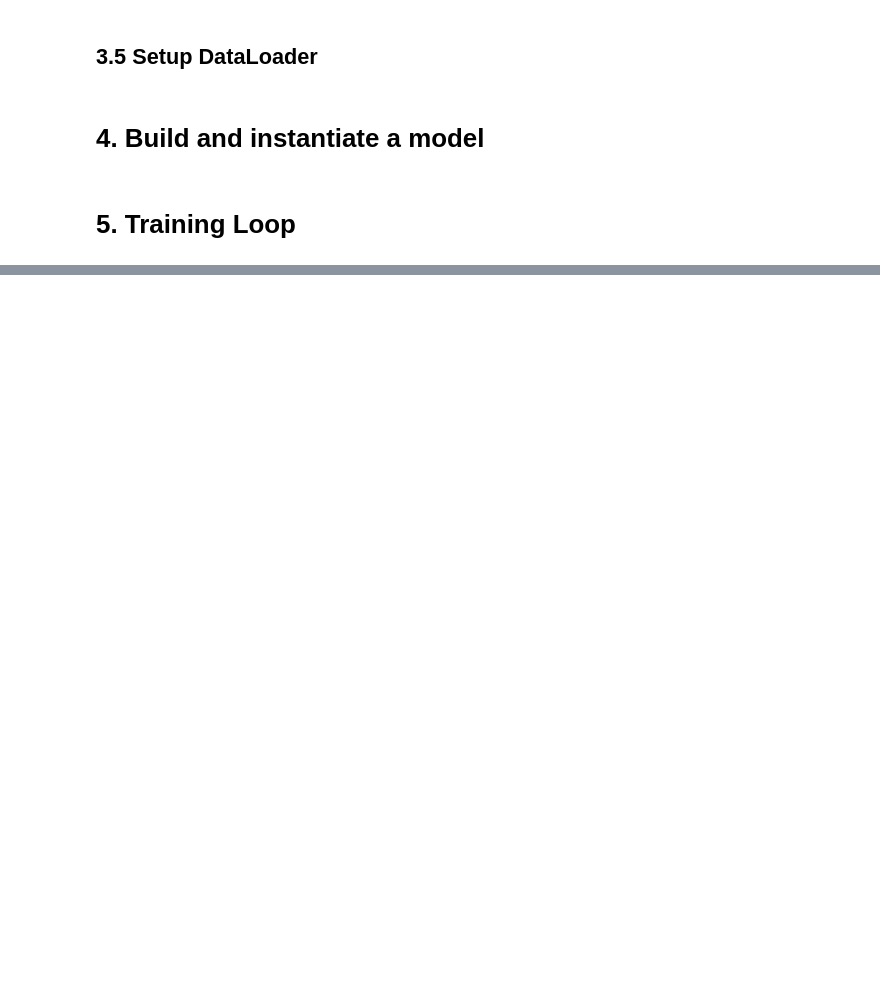
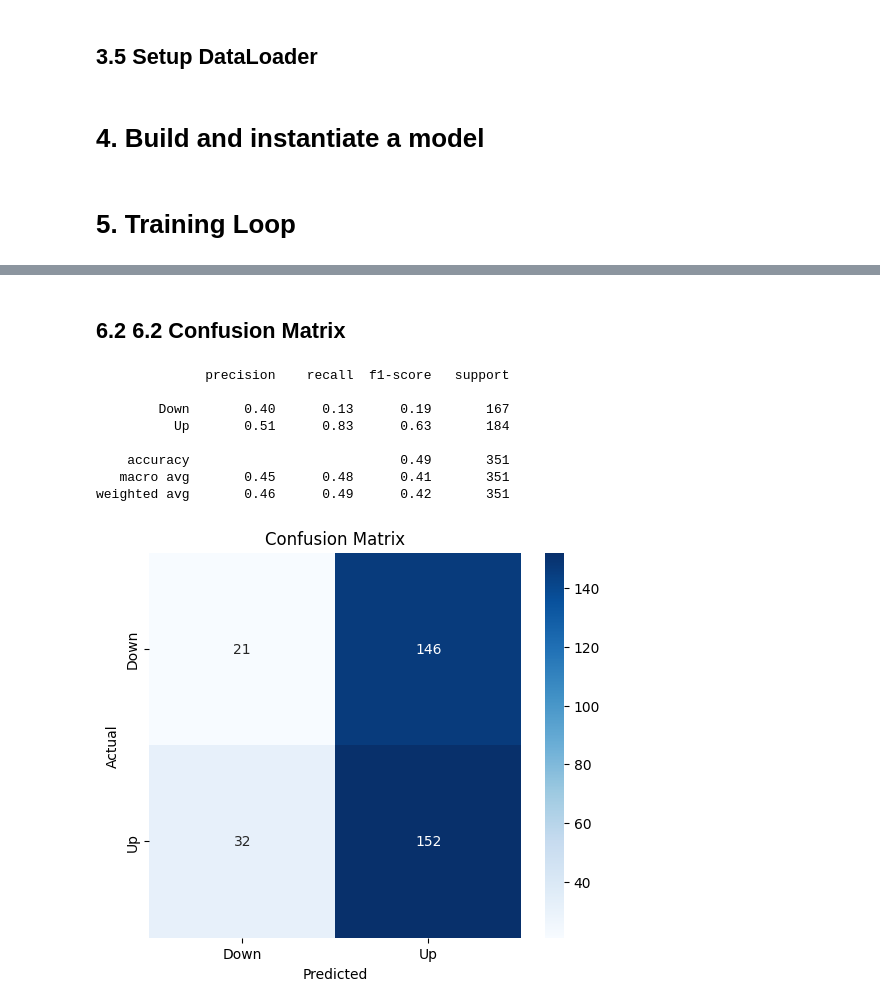
Before and after one commit to SimoneZezzo/stock-direction-classifier, a Jupyter notebook: StockDirectionClassifier.ipynb, the cells around one changed output, grey strips where cells are left out. Saved outputs shown, nothing was run; the diff lists cells and outputs as text; code cells hidden in the pictures; blank space fills up the shorter version.

```diff
--- a/StockDirectionClassifier.ipynb
+++ b/StockDirectionClassifier.ipynb
@@ -97,7 +88,7 @@ Number of positive returns: 1862/3522
 # %% [markdown]
 ## 3.1 X and y
 # %%
-features = ["log_return", "ma_5", "ma_20", "volatility_5", "volatility_20", "momentum_5", "momentum_20", "rsi"]
+features = ["log_return", "ma_5_ratio", "ma_20_ratio", "volatility_5", "volatility_20", "momentum_5", "momentum_20", "rsi"]
 
 df_clean = df[features + ["target"]].dropna() # Drop rows with NaN values resulting from rolling calculations
 X = df_clean[features]
@@ -172,0 +174,5 @@ model = StockDirectionModel(input_features=2,
+# %%
+def accuracy_fn(y_pred, y_true):
+    predicted_classes = y_pred.argmax(dim=1)
+    correct = (predicted_classes == y_true).sum().item()
+    return correct / len(y_true) * 100
@@ -172,0 +250,12 @@ model = StockDirectionModel(input_features=2,
+# %%
+model.eval()
+test_loss, test_acc = 0, 0
+with torch.inference_mode():
+    for batch, (X_batch, y_batch) in enumerate(test_loader):
+        y_pred = model(X_batch)
+        loss = loss_fn(y_pred, y_batch.long())
+        test_loss += loss.item()
+        test_acc += accuracy_fn(y_pred, y_batch.long())
+
+print(f"Test loss: {test_loss/len(test_loader):.4f} | "
+      f"Test acc: {test_acc/len(test_loader):.2f}%")
@@ -172,0 +264,38 @@ model = StockDirectionModel(input_features=2,
+# %% [markdown]
+## 6.2 6.2 Confusion Matrix
+# %%
+from sklearn.metrics import classification_report, confusion_matrix
+import seaborn as sns
+
+all_preds, all_labels = [], []
+
+model.eval()
+with torch.inference_mode():
+    for X_batch, y_batch in test_loader:
+        y_pred = model(X_batch)
+        predicted = y_pred.argmax(dim=1)  # Get the predicted class (0 or 1)
+        all_preds.extend(predicted.cpu().numpy())
+        all_labels.extend(y_batch.cpu().numpy())
+
+print(classification_report(all_labels, all_preds, target_names=["Down", "Up"]))
+
+# Confusion matrix visual
+cm = confusion_matrix(all_labels, all_preds)
+plt.figure(figsize=(6, 5))
+sns.heatmap(cm, annot=True, fmt="d", cmap="Blues",
+            xticklabels=["Down", "Up"],
+            yticklabels=["Down", "Up"])
+plt.xlabel("Predicted")
+plt.ylabel("Actual")
+plt.title("Confusion Matrix")
+plt.show()
+# %% [output]
+              precision    recall  f1-score   support
+
+        Down       0.40      0.13      0.19       167
+          Up       0.51      0.83      0.63       184
+
+    accuracy                           0.49       351
+   macro avg       0.45      0.48      0.41       351
+weighted avg       0.46      0.49      0.42       351
+[figure, added]
```
Also changed, not shown: parts of 19 cells of this notebook.
